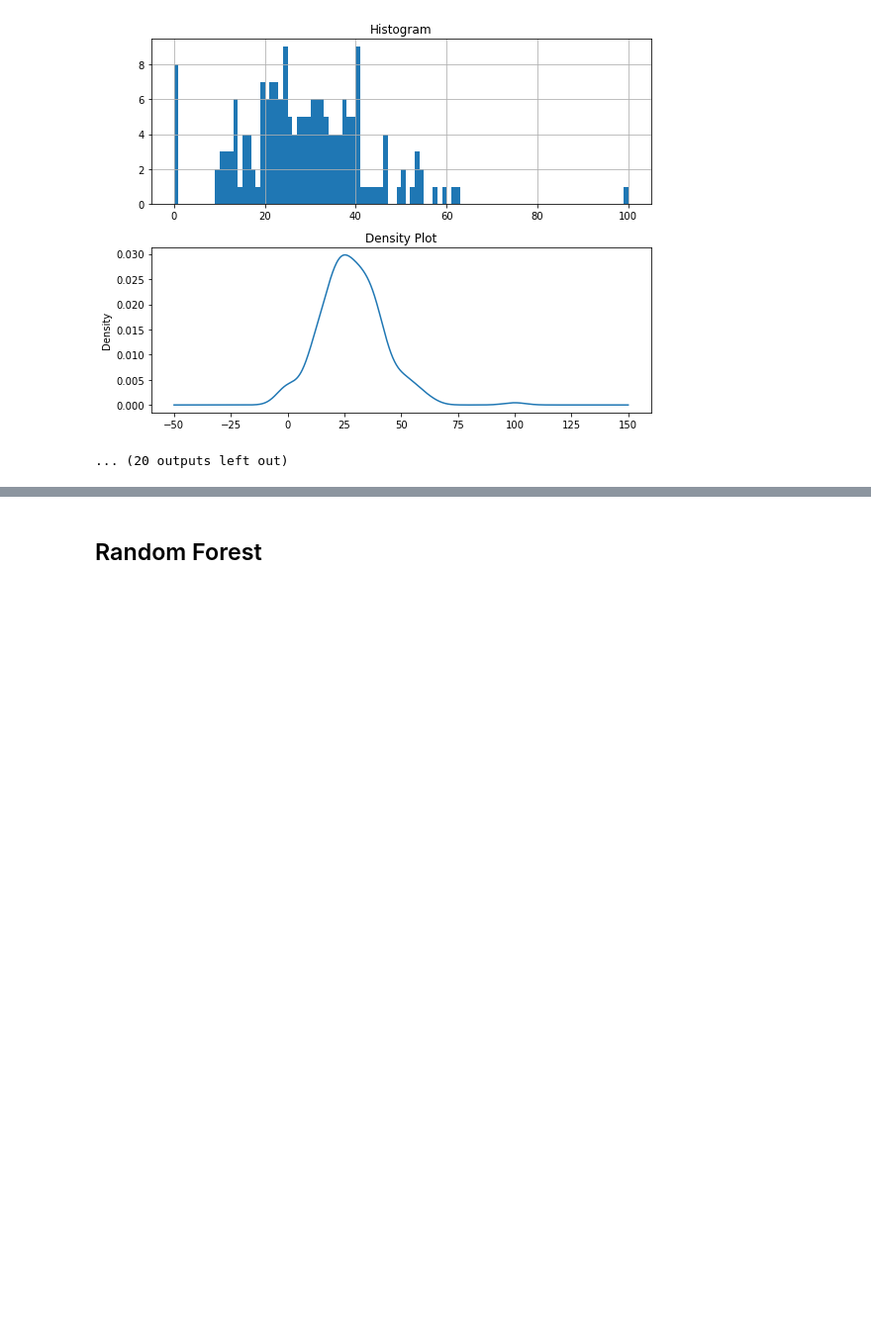
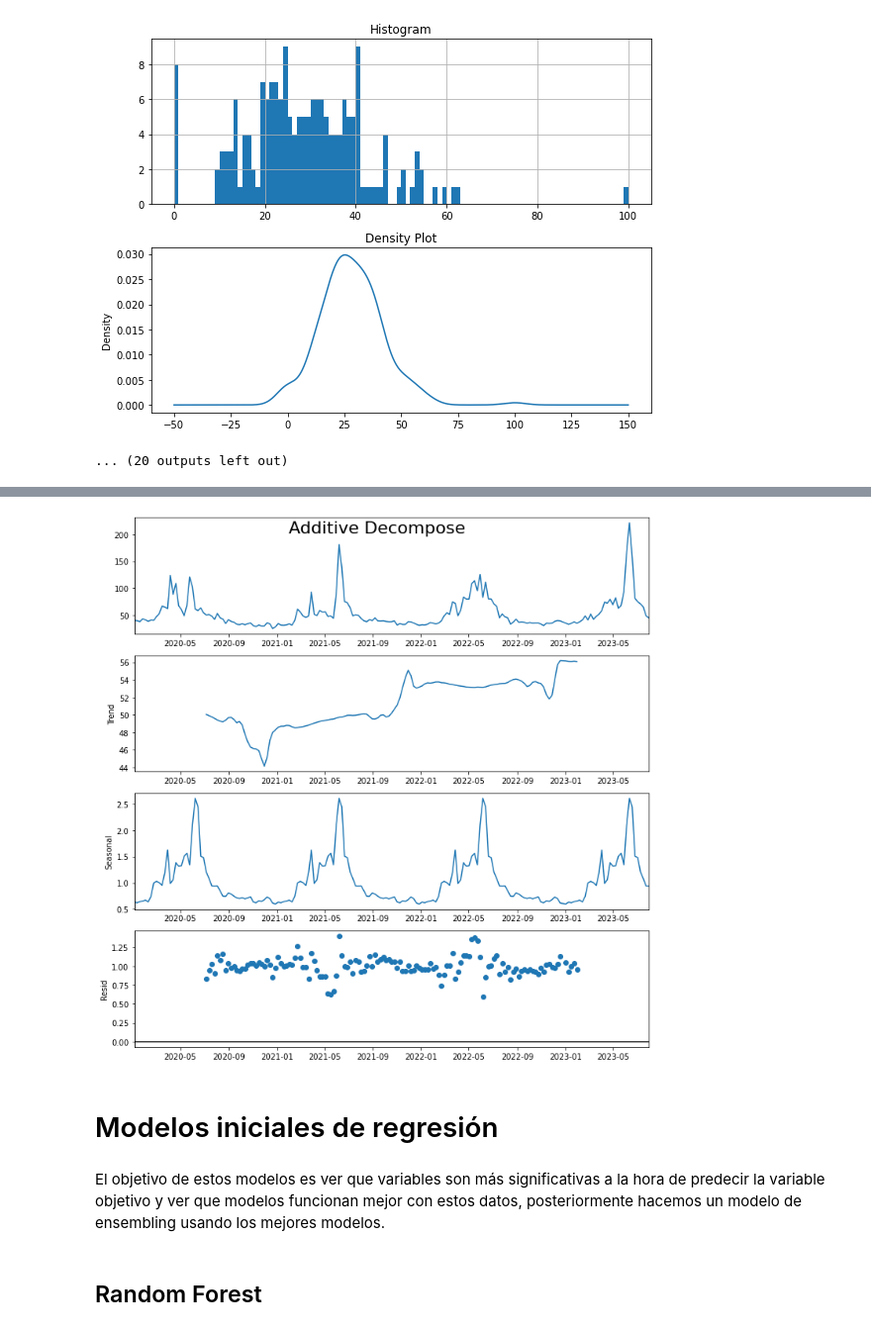
Before and after one commit to tlunal/Adaptative_Ensemble_methods_for_time_series_forecast, a Jupyter notebook: 01_ts_eda.ipynb, the cells around one changed output, grey strips where cells are left out. Shown at 99% size. Saved outputs shown, nothing was run; the diff lists cells and outputs as text; code cells hidden in the pictures; blank space fills up the shorter version.

```diff
--- a/01_ts_eda.ipynb
+++ b/01_ts_eda.ipynb
@@ -265,0 +325,19 @@ def mean_absolute_percentage_error(y_true, y_pred):
+# %%
+df_stl = pd.DataFrame({'data': df_study['sales_city1'].values}, index=pd.to_datetime(df_study['date']))
+# Asegúrate de que 'sales_city1' contiene valores numéricos
+# Si no lo son, conviértelos a números
+
+df_stl.sort_index(inplace=True)
+
+#df_stl= df_stl.asfreq('7D')
+# Aplica seasonal_decompose a la serie temporal especificando la frecuencia
+result = seasonal_decompose(df_stl, model='multiplicative', period=52)  # Ajusta la frecuencia adecuada
+
+# Grafica el resultado
+#result.plot()
+
+plt.rcParams.update({'figure.figsize': (10,10)})
+result.plot().suptitle('Additive Decompose', fontsize=22)
+plt.show()
+# %% [output]
+[figure, added]
@@ -266,3 +346,7 @@ def mean_absolute_percentage_error(y_true, y_pred):
+# %% [markdown]
+# Modelos iniciales de regresión
+# %% [markdown]
+El objetivo de estos modelos es ver que variables son más significativas a la hora de predecir la variable objetivo y ver que modelos funcionan mejor con estos datos, posteriormente hacemos un modelo de ensembling usando los mejores modelos.
 # %% [markdown]
 ## Random Forest
 # %%
```
Also changed, not shown: parts of 30 cells of this notebook.
